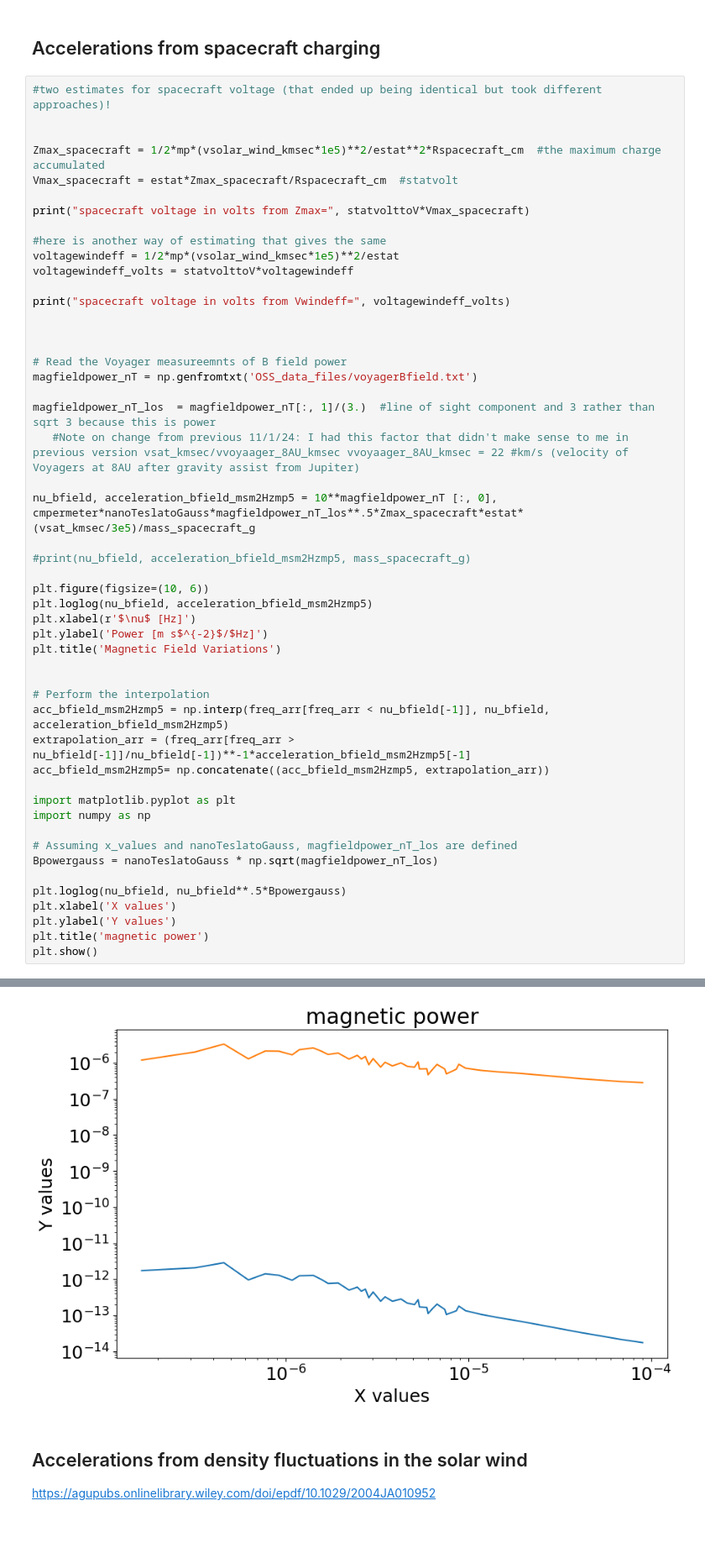
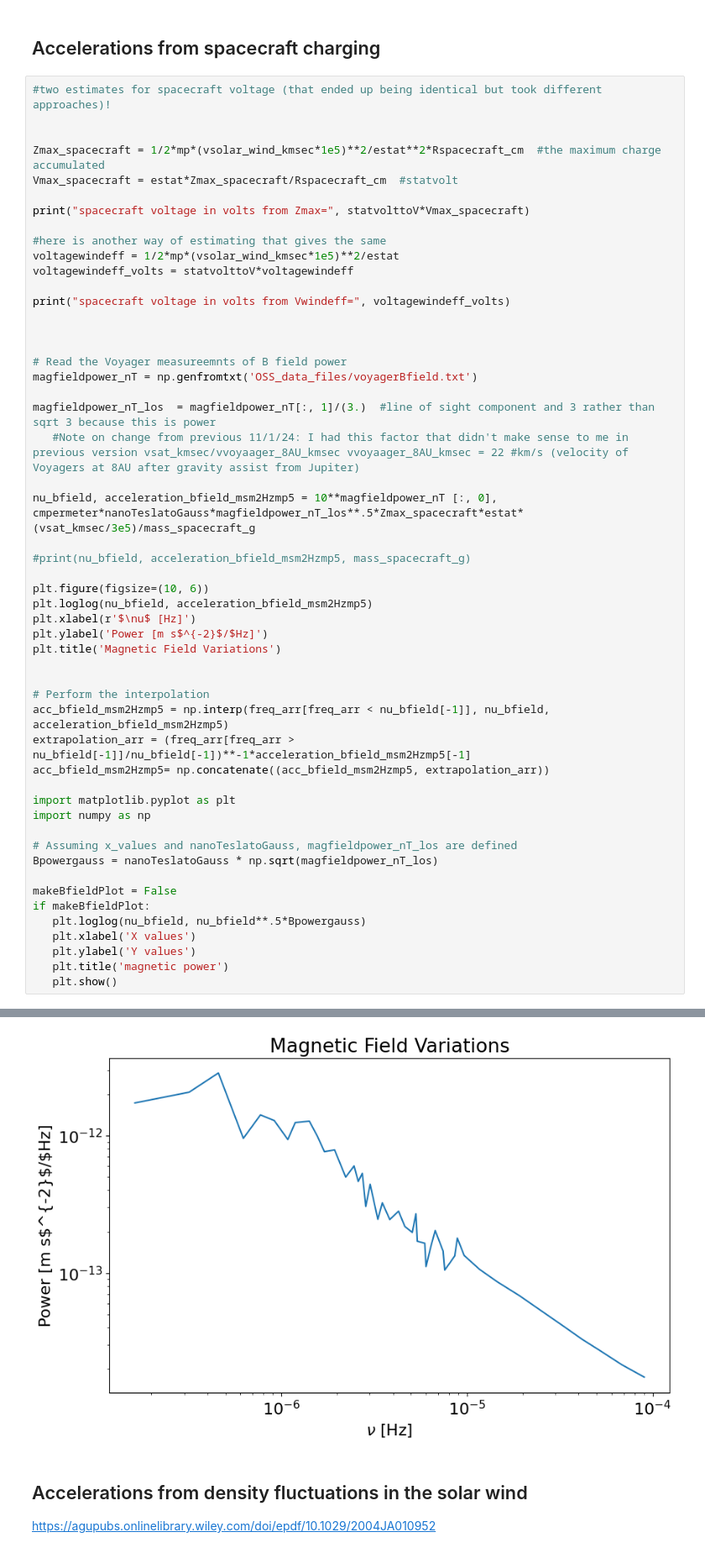
Before and after one commit to astromcquinn/GWwithDragFree, a Jupyter notebook: GWsensitivity_2baselines.ipynb, the cells around one changed output, grey strips where cells are left out. Shown at 84% size. Drawn from its saved outputs; the diff is of its cells as text; blank space fills up the shorter version.

Commit message:
made a few plots not appear unless selected

```diff
--- a/GWsensitivity_2baselines.ipynb
+++ b/GWsensitivity_2baselines.ipynb
@@ -208,39 +207,41 @@ print("spacecraft voltage in volts from Vwindeff=", voltagewindeff_volts)
 magfieldpower_nT = np.genfromtxt('OSS_data_files/voyagerBfield.txt')
 
 magfieldpower_nT_los  = magfieldpower_nT[:, 1]/(3.)  #line of sight component and 3 rather than sqrt 3 because this is power
    #Note on change from previous 11/1/24: I had this factor that didn't make sense to me in previous version vsat_kmsec/vvoyaager_8AU_kmsec vvoyaager_8AU_kmsec = 22 #km/s (velocity of Voyagers at 8AU after gravity assist from Jupiter)
 
 nu_bfield, acceleration_bfield_msm2Hzmp5 = 10**magfieldpower_nT [:, 0], cmpermeter*nanoTeslatoGauss*magfieldpower_nT_los**.5*Zmax_spacecraft*estat*(vsat_kmsec/3e5)/mass_spacecraft_g
 
 #print(nu_bfield, acceleration_bfield_msm2Hzmp5, mass_spacecraft_g)
 
 plt.figure(figsize=(10, 6))
 plt.loglog(nu_bfield, acceleration_bfield_msm2Hzmp5)
 plt.xlabel(r'$\nu$ [Hz]')
 plt.ylabel('Power [m s$^{-2}$/$Hz]')
 plt.title('Magnetic Field Variations')
 
 
 # Perform the interpolation
 acc_bfield_msm2Hzmp5 = np.interp(freq_arr[freq_arr < nu_bfield[-1]], nu_bfield, acceleration_bfield_msm2Hzmp5)
 extrapolation_arr = (freq_arr[freq_arr > nu_bfield[-1]]/nu_bfield[-1])**-1*acceleration_bfield_msm2Hzmp5[-1]
 acc_bfield_msm2Hzmp5= np.concatenate((acc_bfield_msm2Hzmp5, extrapolation_arr))
 
 import matplotlib.pyplot as plt
 import numpy as np
 
 # Assuming x_values and nanoTeslatoGauss, magfieldpower_nT_los are defined
 Bpowergauss = nanoTeslatoGauss * np.sqrt(magfieldpower_nT_los)
 
-plt.loglog(nu_bfield, nu_bfield**.5*Bpowergauss)
-plt.xlabel('X values')
-plt.ylabel('Y values')
-plt.title('magnetic power')
-plt.show()
+makeBfieldPlot = False
+if makeBfieldPlot:
+   plt.loglog(nu_bfield, nu_bfield**.5*Bpowergauss)
+   plt.xlabel('X values')
+   plt.ylabel('Y values')
+   plt.title('magnetic power')
+   plt.show()
 # %% [output]
 spacecraft voltage in volts from Zmax= 1304.934090814457
 spacecraft voltage in volts from Vwindeff= 1304.934090814457
-[figure, old version]
+[figure, new version]
 # %% [markdown]
 ## Accelerations from density fluctuations in the solar wind
 
```
Also changed, not shown: parts of 5 cells of this notebook.
